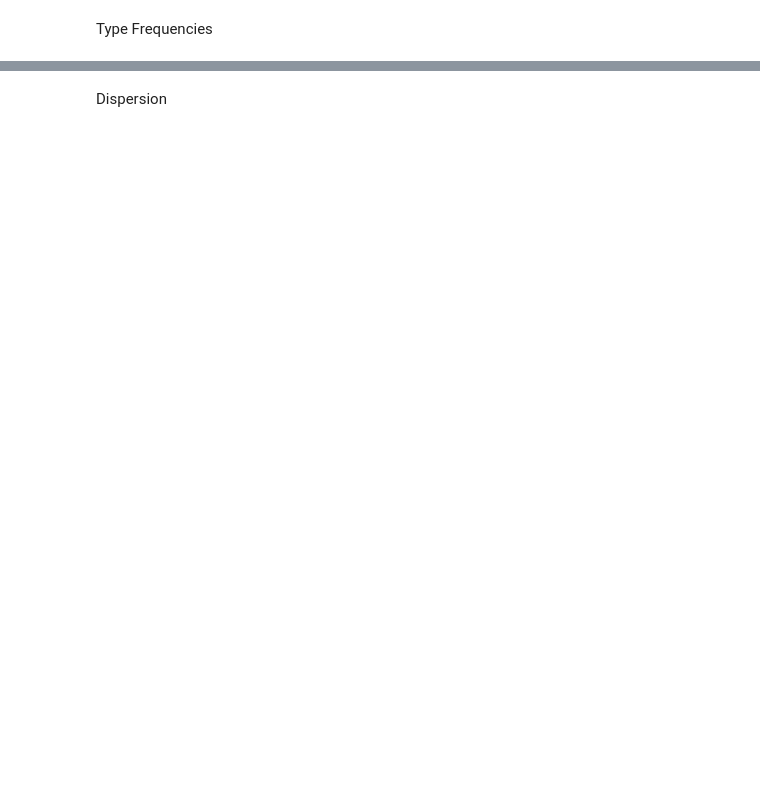
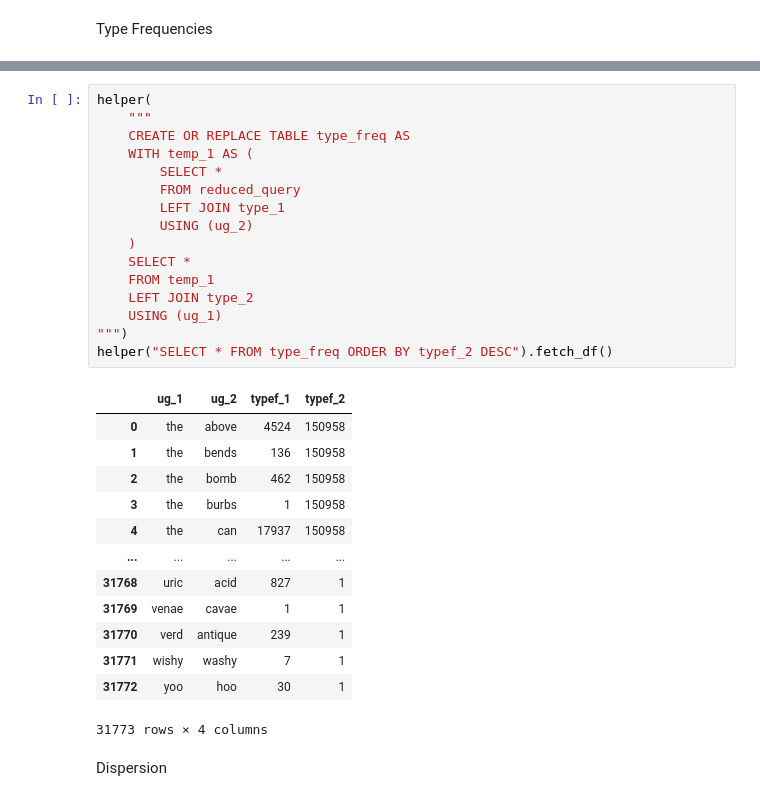
Before and after one commit to contreraskallens/MWU_measures, a Jupyter notebook: scratch.ipynb, the cells around one changed output, grey strips where cells are left out. Cells and saved outputs as stored; diff of their text form; blank space fills up the shorter version.

```diff
--- a/scratch.ipynb
+++ b/scratch.ipynb
@@ -85,6 +145,36 @@ helper("""
 """)
 # %% [output]
 <duckdb.duckdb.DuckDBPyConnection at 0x...>
+# %%
+helper(
+    """
+    CREATE OR REPLACE TABLE type_freq AS
+    WITH temp_1 AS (
+        SELECT *
+        FROM reduced_query
+        LEFT JOIN type_1
+        USING (ug_2)
+    )
+    SELECT *
+    FROM temp_1
+    LEFT JOIN type_2
+    USING (ug_1)
+""")
+helper("SELECT * FROM type_freq ORDER BY typef_2 DESC").fetch_df()
+# %% [output]
+|  | ug_1 | ug_2 | typef_1 | typef_2 |
+| 0 | the | above | 4524 | 150958 |
+| 1 | the | bends | 136 | 150958 |
+| 2 | the | bomb | 462 | 150958 |
+| 3 | the | burbs | 1 | 150958 |
+| 4 | the | can | 17937 | 150958 |
+| ... | ... | ... | ... | ... |
+| 31768 | uric | acid | 827 | 1 |
+| 31769 | venae | cavae | 1 | 1 |
+| 31770 | verd | antique | 239 | 1 |
+| 31771 | wishy | washy | 7 | 1 |
+| 31772 | yoo | hoo | 30 | 1 |
+31773 rows × 4 columns
 # %% [markdown]
 Dispersion
 # %%
```
Also changed, not shown: parts of 18 cells of this notebook, 2 other files.
